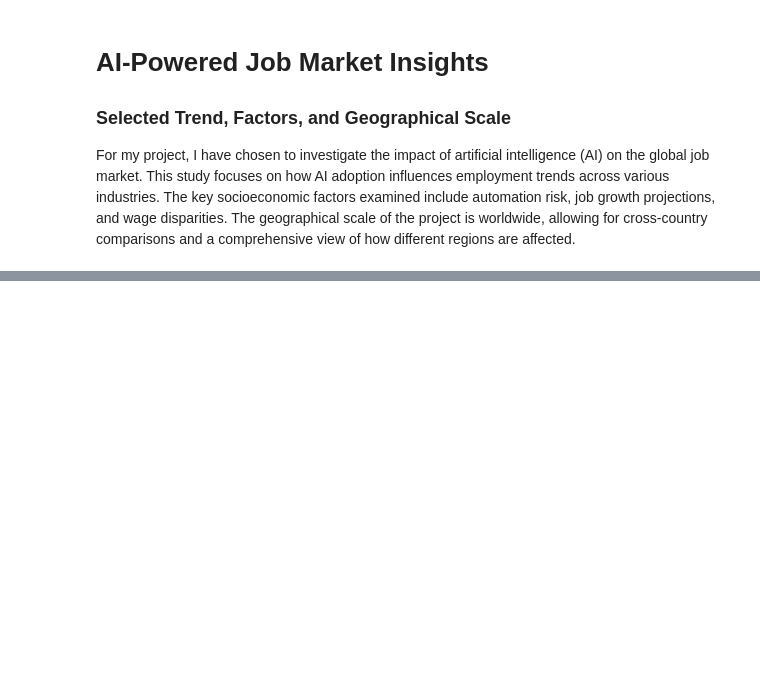
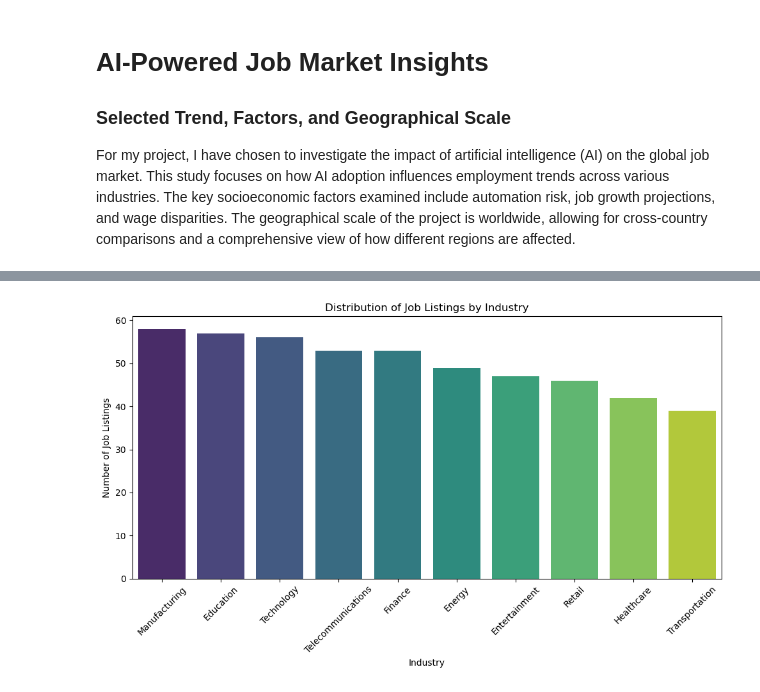
Before and after one commit to atharvaj0gtap/AI-Trend-Analysis, a Jupyter notebook: Analysis.ipynb, the cells around one changed output, grey strips where cells are left out. Drawn from its saved outputs; the diff is of its cells as text; code cells hidden in the pictures; blank space fills up the shorter version.

```diff
--- a/Analysis.ipynb
+++ b/Analysis.ipynb
@@ -69,0 +7,93 @@ Name: Salary_USD, dtype: float64
+# %%
+import pandas as pd
+import matplotlib.pyplot as plt
+import seaborn as sns
+
+df = pd.read_csv('ai_job_market_insights.csv')
+print("Dataset Overview:")
+print(df.head())
+print(df.info())
+
+# Job Listings by Industry
+industry_counts = df['Industry'].value_counts()
+print("Job Listings by Industry:")
+print(industry_counts)
+
+plt.figure(figsize=(10, 6))
+sns.barplot(x=industry_counts.index, y=industry_counts.values, palette="viridis")
+plt.title("Distribution of Job Listings by Industry")
+plt.xlabel("Industry")
+plt.ylabel("Number of Job Listings")
+plt.xticks(rotation=45)
+plt.tight_layout()
+plt.show()
+
+# Job Listings by AI Adoption Level
+ai_counts = df['AI_Adoption_Level'].value_counts()
+print("Job Listings by AI Adoption Level:")
+print(ai_counts)
+
+plt.figure(figsize=(8, 5))
+sns.barplot(x=ai_counts.index, y=ai_counts.values, palette="coolwarm")
+plt.title("Distribution of Job Listings by AI Adoption Level")
+plt.xlabel("AI Adoption Level")
+plt.ylabel("Number of Job Listings")
+plt.tight_layout()
+plt.show()
+
+# ordinal encoding for AI Adoption Level
+ai_adoption_mapping = {'Low': 0, 'Medium': 1, 'High': 2}
+temp = df['AI_Adoption_Level'].map(ai_adoption_mapping)
+
+# Salary vs. AI Adoption Level (if converted to an ordinal scale)
+plt.figure(figsize=(8,5))
+plt.scatter(temp, df['Salary_USD'])
+plt.xlabel('AI Adoption Level (Encoded)')
+plt.ylabel('Salary (USD)')
+plt.title('Salary vs. AI Adoption Level')
+plt.show()
+
+# Group by Industry and AI Adoption Level, then compute the average salary
+grouped_salary = df.groupby(['Industry', 'AI_Adoption_Level'])['Salary_USD'].mean().reset_index()
+# Average salaries across industries based on AI adoption levels
+plt.figure(figsize=(12, 6))
+sns.barplot(data=grouped_salary, x='Industry', y='Salary_USD', hue='AI_Adoption_Level')
+plt.xticks(rotation=45, ha='right')
+plt.xlabel('Industry')
+plt.ylabel('Average Salary (USD)')
+plt.title('Comparison of Average Salaries by Industry and AI Adoption Level')
+plt.legend(title='AI Adoption Level')
+plt.tight_layout
+plt.show()
+
+# Cross-tabulation of Job_Growth_Projection and AI_Adoption_Level
+growth_ai = pd.crosstab(df['Job_Growth_Projection'], df['AI_Adoption_Level'], normalize='columns') * 100
+
+# Bar plot
+growth_ai.plot(kind='bar', stacked=True, figsize=(10, 6))
+plt.title("Job Growth Projection by AI Adoption Level (%)")
+plt.ylabel("Percentage")
+plt.xticks(rotation=0)
+plt.show()
+
+# Group by Industry and Automation_Risk
+risk_by_industry = df.groupby(['Industry', 'Automation_Risk']).size().unstack().fillna(0)
+risk_by_industry = risk_by_industry.div(risk_by_industry.sum(axis=1), axis=0) * 100  # Convert to percentages
+
+# Heatmap
+plt.figure(figsize=(12, 8))
+sns.heatmap(risk_by_industry, annot=True, cmap="YlGnBu", fmt=".1f")
+plt.title("Automation Risk Distribution by Industry (%)")
+plt.show()
+
+# Top skills in high-growth vs. high-risk jobs
+high_growth_skills = df[df['Job_Growth_Projection'] == 'Growth']['Required_Skills'].str.split(', ', expand=True).stack().value_counts().head(10)
+high_risk_skills = df[df['Automation_Risk'] == 'High']['Required_Skills'].str.split(', ', expand=True).stack().value_counts().head(10)
+
+# Plot skills
+fig, axes = plt.subplots(1, 2, figsize=(15, 6))
+high_growth_skills.plot(kind='barh', ax=axes[0], title="Top Skills in High-Growth Jobs")
+high_risk_skills.plot(kind='barh', ax=axes[1], title="Top Skills in High-Automation Risk Jobs")
+plt.tight_layout()
+plt.show()
+# %% [output]
@@ -69,0 +120 @@ Name: Salary_USD, dtype: float64
+[figure, added]
```
Also changed, not shown: parts of 2 cells of this notebook, 2 other files.
